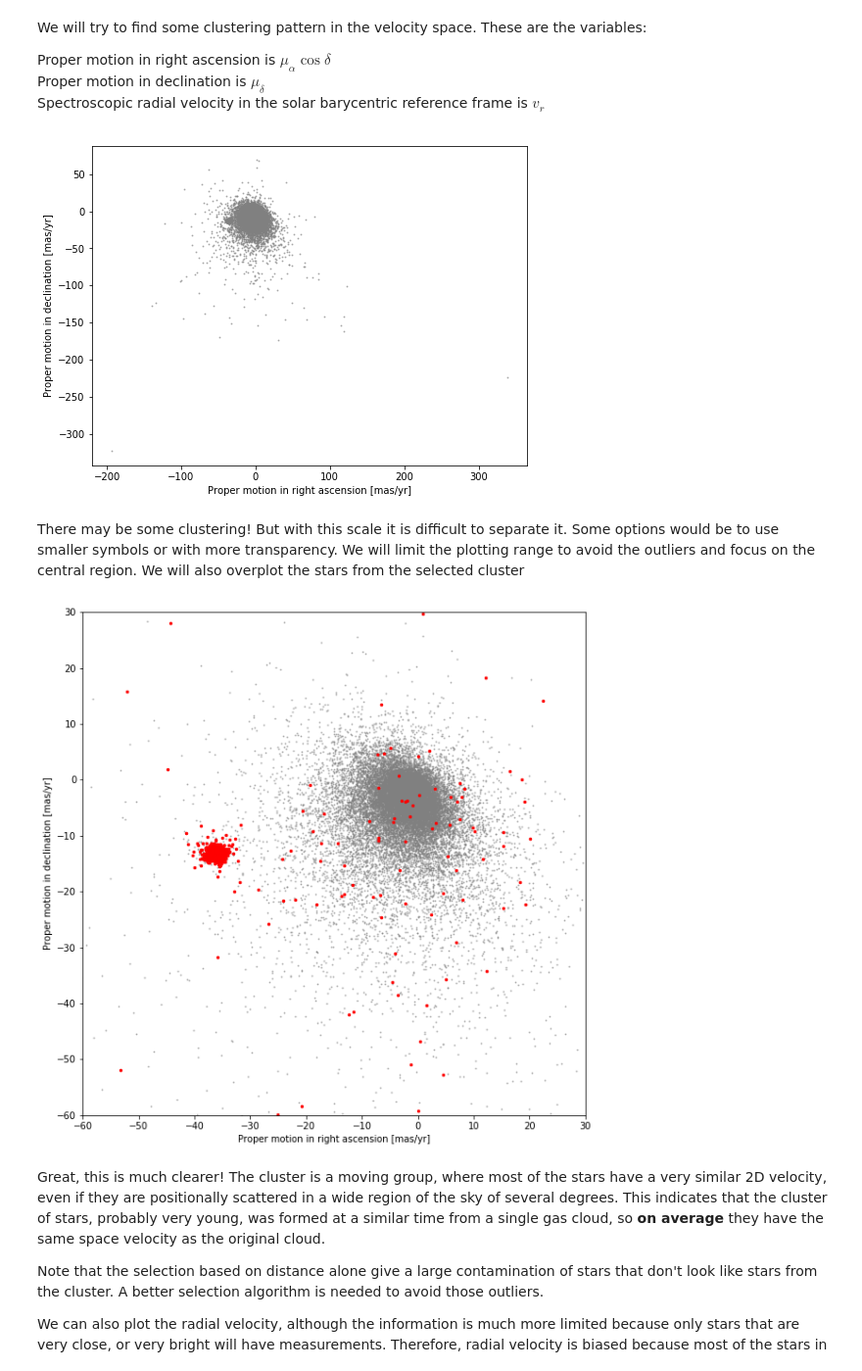
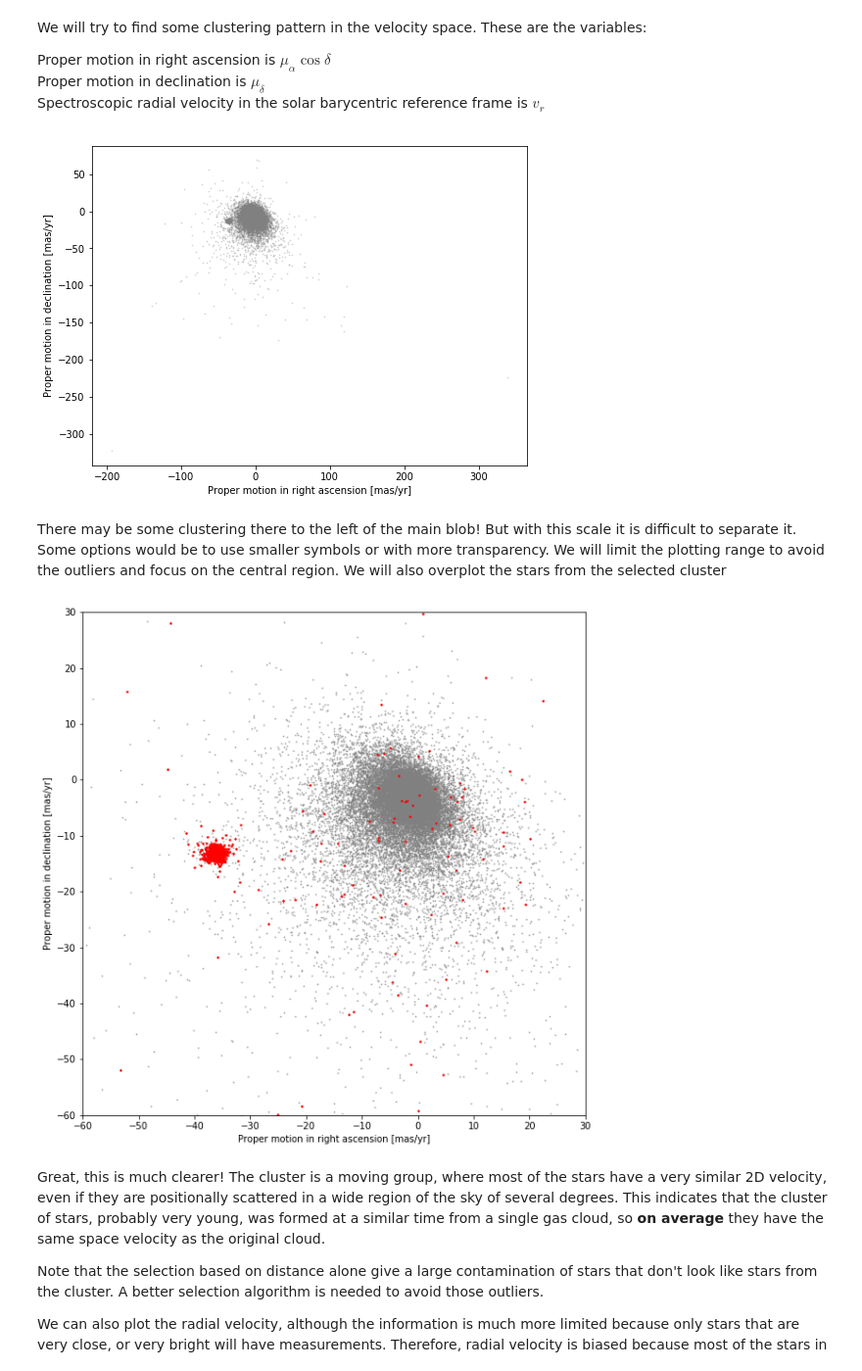
Before and after one commit to espsrc/droplets, a Jupyter notebook: gaia_exploratory/jupyter_exploratory.ipynb, the cells around one changed output. Shown at 98% size. Drawn from its saved outputs; the diff is of its cells as text; code cells hidden in the pictures.

```diff
--- a/gaia_exploratory/jupyter_exploratory.ipynb
+++ b/gaia_exploratory/jupyter_exploratory.ipynb
@@ -239,19 +239,19 @@ Proper motion in declination is $\mu_{\delta}$
 Spectroscopic radial velocity in the solar barycentric reference frame is $v_{r}$
 # %%
 fig, ax = plt.subplots(ncols=1, figsize=(18,6))
-ax.scatter(data['pmra'], data['pmdec'], c='gray', s=1, alpha=0.5);
+ax.scatter(data['pmra'], data['pmdec'], c='gray', s=1, alpha=0.2);
 ax.set_aspect('equal')
 
 ax.set_xlabel('Proper motion in right ascension [mas/yr]')
 ax.set_ylabel('Proper motion in declination [mas/yr]');
 # %% [output]
-[figure, old version]
+[figure, new version]
 # %% [markdown]
-There may be some clustering! But with this scale it is difficult to separate it. Some options would be to use smaller symbols or with more transparency. We will limit the plotting range to avoid the outliers and focus on the central region. We will also overplot the stars from the selected cluster
+There may be some clustering there to the left of the main blob! But with this scale it is difficult to separate it. Some options would be to use smaller symbols or with more transparency. We will limit the plotting range to avoid the outliers and focus on the central region. We will also overplot the stars from the selected cluster
 # %%
 fig, ax = plt.subplots(ncols=1, figsize=(18,10))
 ax.scatter(data['pmra'], data['pmdec'], c='gray', s=1, alpha=0.5);
-plt.plot(cluster['pmra'], cluster['pmdec'], '.r', ms=5)
+plt.plot(cluster['pmra'], cluster['pmdec'], '.r', ms=3)
 
 ax.set_aspect('equal')
 
@@ -261,7 +261,7 @@ ax.set_ylabel('Proper motion in declination [mas/yr]')
 ax.set_xlim(-60, 30)
 ax.set_ylim(-60, 30);
 # %% [output]
-[figure, old version]
+[figure, new version]
 # %% [markdown]
 Great, this is much clearer! The cluster is a moving group, where most of the stars have a very similar 2D velocity, even if they are positionally scattered in a wide region of the sky of several degrees. This indicates that the cluster of stars, probably very young, was formed at a similar time from a single gas cloud, so **on average** they have the same space velocity as the original cloud.
 
```
Also changed, not shown: parts of 3 cells of this notebook.
